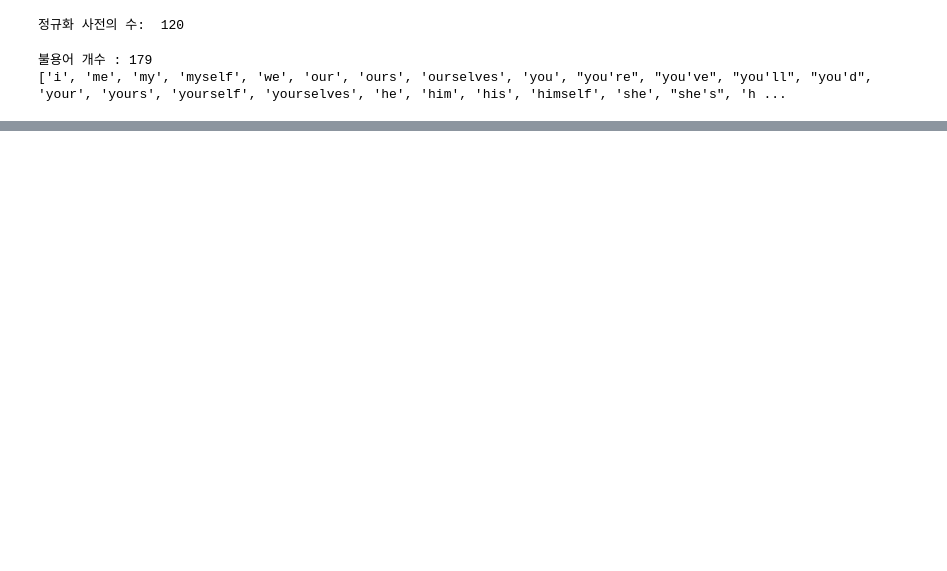
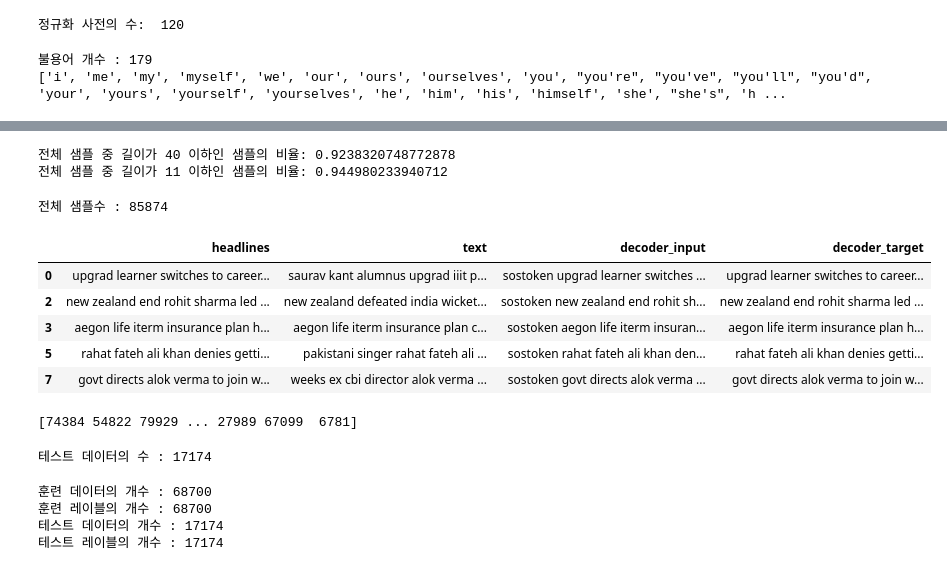
Before and after one commit to Chromis07/aiffel, a Jupyter notebook: exploration/node_10/[E-10]news_summarize.ipynb, the cells around one changed output, grey strips where cells are left out. Saved outputs shown, nothing was run; the diff lists cells and outputs as text; code cells hidden in the pictures; blank space fills up the shorter version.

```diff
--- a/exploration/node_10/[E-10]news_summarize.ipynb
+++ b/exploration/node_10/[E-10]news_summarize.ipynb
@@ -155,0 +219,3 @@ data.isnull().sum()
+# %%
+text_max_len = 40
+headlines_max_len = 11
@@ -155,0 +230,26 @@ data.isnull().sum()
+# %%
+
+below_threshold_len(text_max_len, data['text'])
+below_threshold_len(headlines_max_len,  data['headlines'])
+# %% [output]
+전체 샘플 중 길이가 40 이하인 샘플의 비율: 0.9238320748772878
+전체 샘플 중 길이가 11 이하인 샘플의 비율: 0.944980233940712
+# %%
+
+data = data[data['text'].apply(lambda x: len(x.split()) <= text_max_len)]
+data = data[data['headlines'].apply(lambda x: len(x.split()) <= headlines_max_len)]
+print('전체 샘플수 :', (len(data)))
+# %% [output]
+전체 샘플수 : 85874
+# %%
+# 요약 데이터에는 시작 토큰과 종료 토큰을 추가한다.
+data['decoder_input'] = data['headlines'].apply(lambda x : 'sostoken '+ x)
+data['decoder_target'] = data['headlines'].apply(lambda x : x + ' eostoken')
+data.head()
+# %% [output]
+|  | headlines | text | decoder_input | decoder_target |
+| 0 | upgrad learner switches to career... | saurav kant alumnus upgrad iiit p... | sostoken upgrad learner switches ... | upgrad learner switches to career... |
+| 2 | new zealand end rohit sharma led ... | new zealand defeated india wicket... | sostoken new zealand end rohit sh... | new zealand end rohit sharma led ... |
+| 3 | aegon life iterm insurance plan h... | aegon life iterm insurance plan c... | sostoken aegon life iterm insuran... | aegon life iterm insurance plan h... |
+| 5 | rahat fateh ali khan denies getti... | pakistani singer rahat fateh ali ... | sostoken rahat fateh ali khan den... | rahat fateh ali khan denies getti... |
+| 7 | govt directs alok verma to join w... | weeks ex cbi director alok verma ... | sostoken govt directs alok verma ... | govt directs alok verma to join w... |
@@ -155,0 +260,6 @@ data.isnull().sum()
+# %%
+indices = np.arange(encoder_input.shape[0])
+np.random.shuffle(indices)
+print(indices)
+# %% [output]
+[74384 54822 79929 ... 27989 67099  6781]
@@ -155,0 +270,23 @@ data.isnull().sum()
+# %%
+n_of_val = int(len(encoder_input)*0.2)
+print('테스트 데이터의 수 :', n_of_val)
+# %% [output]
+테스트 데이터의 수 : 17174
+# %%
+encoder_input_train = encoder_input[:-n_of_val]
+decoder_input_train = decoder_input[:-n_of_val]
+decoder_target_train = decoder_target[:-n_of_val]
+
+encoder_input_test = encoder_input[-n_of_val:]
+decoder_input_test = decoder_input[-n_of_val:]
+decoder_target_test = decoder_target[-n_of_val:]
+
+print('훈련 데이터의 개수 :', len(encoder_input_train))
+print('훈련 레이블의 개수 :', len(decoder_input_train))
+print('테스트 데이터의 개수 :', len(encoder_input_test))
+print('테스트 레이블의 개수 :', len(decoder_input_test))
+# %% [output]
+훈련 데이터의 개수 : 68700
+훈련 레이블의 개수 : 68700
+테스트 데이터의 개수 : 17174
+테스트 레이블의 개수 : 17174
```
Also changed, not shown: parts of 45 cells of this notebook.
